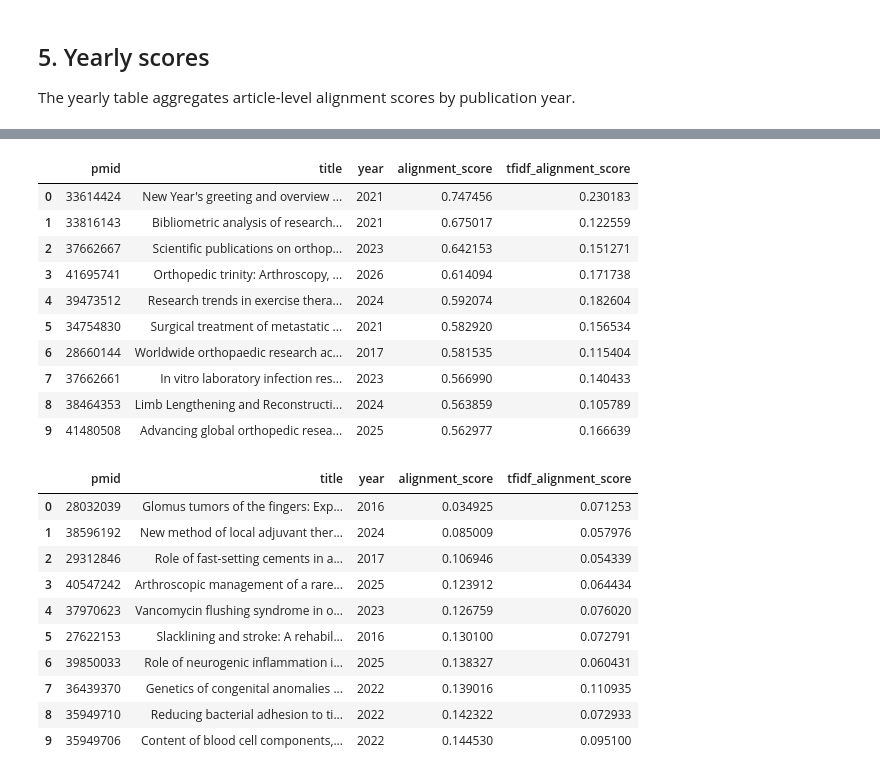
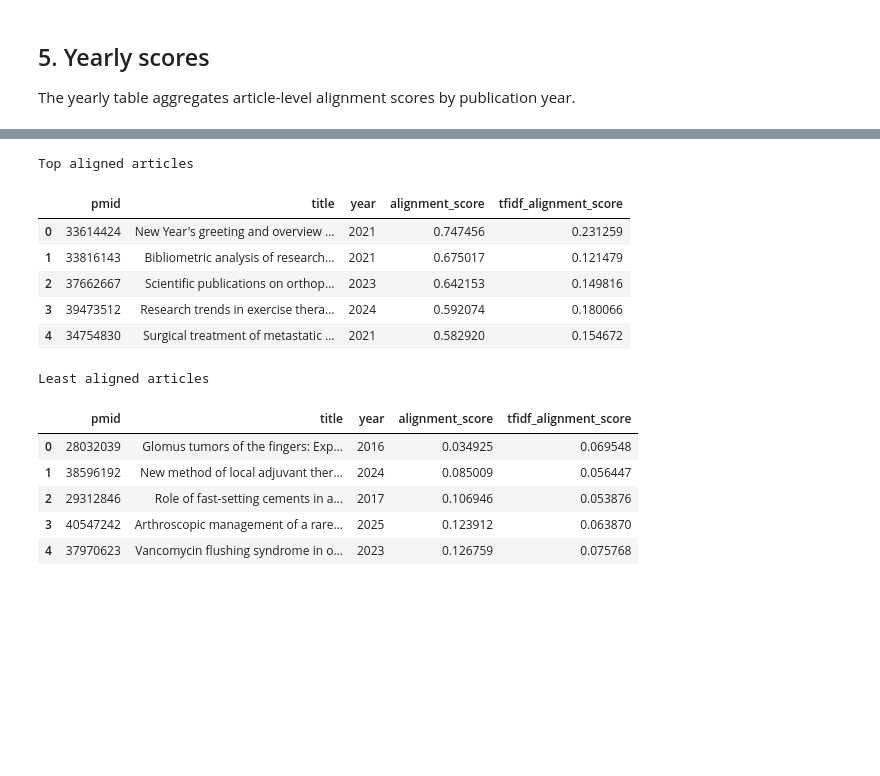
Before and after one commit to alessandro-macchi/Thematic_Alignment-NLP, a Jupyter notebook: notebooks/demo_analysis.ipynb, the cells around one changed output, grey strips where cells are left out. Drawn from its saved outputs; the diff is of its cells as text; code cells hidden in the pictures; blank space fills up the shorter version.

```diff
--- a/notebooks/demo_analysis.ipynb
+++ b/notebooks/demo_analysis.ipynb
@@ -12,6 +12,10 @@ import sys
 
 import pandas as pd
 from IPython.display import Image, display
+
+pd.set_option("display.max_rows", 12)
+pd.set_option("display.max_columns", 8)
+pd.set_option("display.max_colwidth", 80)
 
 PROJECT_ROOT = Path.cwd()
 SRC_DIR = PROJECT_ROOT / "src"
@@ -20,6 +24,13 @@ if str(SRC_DIR) not in sys.path:
 
 from journal_alignment import ProjectConfig
 from journal_alignment.pipeline import AlignmentPipeline
+
+
+def preview_table(table, columns=None, rows=5):
+    """Return a compact preview without modifying the underlying table."""
+    selected_columns = list(columns) if columns is not None else list(table.columns)
+    selected_columns = [column for column in selected_columns if column in table.columns]
+    return table.loc[:, selected_columns].head(rows).copy()
 # %% [markdown]
 ## 2. Load configuration
 
@@ -125,34 +143,29 @@ These tables show the highest and lowest scoring articles according to the embed
 # %%
 ranking_columns = ["pmid", "title", "year", "alignment_score", "tfidf_alignment_score"]
 
 top_articles = results["top_aligned_articles"]
 bottom_articles = results["least_aligned_articles"]
 
-display(top_articles[[column for column in ranking_columns if column in top_articles.columns]])
-display(bottom_articles[[column for column in ranking_columns if column in bottom_articles.columns]])
+print("Top aligned articles")
+display(preview_table(top_articles, ranking_columns, rows=5))
+
+print("Least aligned articles")
+display(preview_table(bottom_articles, ranking_columns, rows=5))
 # %% [output]
+Top aligned articles
 |  | pmid | title | year | alignment_score | tfidf_alignment_score |
-| 0 | 33614424 | New Year's greeting and overview ... | 2021 | 0.747456 | 0.230183 |
-| 1 | 33816143 | Bibliometric analysis of research... | 2021 | 0.675017 | 0.122559 |
-| 2 | 37662667 | Scientific publications on orthop... | 2023 | 0.642153 | 0.151271 |
-| 3 | 41695741 | Orthopedic trinity: Arthroscopy, ... | 2026 | 0.614094 | 0.171738 |
-| 4 | 39473512 | Research trends in exercise thera... | 2024 | 0.592074 | 0.182604 |
-| 5 | 34754830 | Surgical treatment of metastatic ... | 2021 | 0.582920 | 0.156534 |
-| 6 | 28660144 | Worldwide orthopaedic research ac... | 2017 | 0.581535 | 0.115404 |
-| 7 | 37662661 | In vitro laboratory infection res... | 2023 | 0.566990 | 0.140433 |
-| 8 | 38464353 | Limb Lengthening and Reconstructi... | 2024 | 0.563859 | 0.105789 |
-| 9 | 41480508 | Advancing global orthopedic resea... | 2025 | 0.562977 | 0.166639 |
+| 0 | 33614424 | New Year's greeting and overview ... | 2021 | 0.747456 | 0.231259 |
+| 1 | 33816143 | Bibliometric analysis of research... | 2021 | 0.675017 | 0.121479 |
+| 2 | 37662667 | Scientific publications on orthop... | 2023 | 0.642153 | 0.149816 |
+| 3 | 39473512 | Research trends in exercise thera... | 2024 | 0.592074 | 0.180066 |
+| 4 | 34754830 | Surgical treatment of metastatic ... | 2021 | 0.582920 | 0.154672 |
+Least aligned articles
 |  | pmid | title | year | alignment_score | tfidf_alignment_score |
-| 0 | 28032039 | Glomus tumors of the fingers: Exp... | 2016 | 0.034925 | 0.071253 |
-| 1 | 38596192 | New method of local adjuvant ther... | 2024 | 0.085009 | 0.057976 |
-| 2 | 29312846 | Role of fast-setting cements in a... | 2017 | 0.106946 | 0.054339 |
-| 3 | 40547242 | Arthroscopic management of a rare... | 2025 | 0.123912 | 0.064434 |
-| 4 | 37970623 | Vancomycin flushing syndrome in o... | 2023 | 0.126759 | 0.076020 |
-| 5 | 27622153 | Slacklining and stroke: A rehabil... | 2016 | 0.130100 | 0.072791 |
-| 6 | 39850033 | Role of neurogenic inflammation i... | 2025 | 0.138327 | 0.060431 |
-| 7 | 36439370 | Genetics of congenital anomalies ... | 2022 | 0.139016 | 0.110935 |
-| 8 | 35949710 | Reducing bacterial adhesion to ti... | 2022 | 0.142322 | 0.072933 |
-| 9 | 35949706 | Content of blood cell components,... | 2022 | 0.144530 | 0.095100 |
+| 0 | 28032039 | Glomus tumors of the fingers: Exp... | 2016 | 0.034925 | 0.069548 |
+| 1 | 38596192 | New method of local adjuvant ther... | 2024 | 0.085009 | 0.056447 |
+| 2 | 29312846 | Role of fast-setting cements in a... | 2017 | 0.106946 | 0.053876 |
+| 3 | 40547242 | Arthroscopic management of a rare... | 2025 | 0.123912 | 0.063870 |
+| 4 | 37970623 | Vancomycin flushing syndrome in o... | 2023 | 0.126759 | 0.075768 |
 # %% [markdown]
 ## 7. Saved visualizations
 
```
Also changed, not shown: parts of 12 cells of this notebook, 17 other files.
